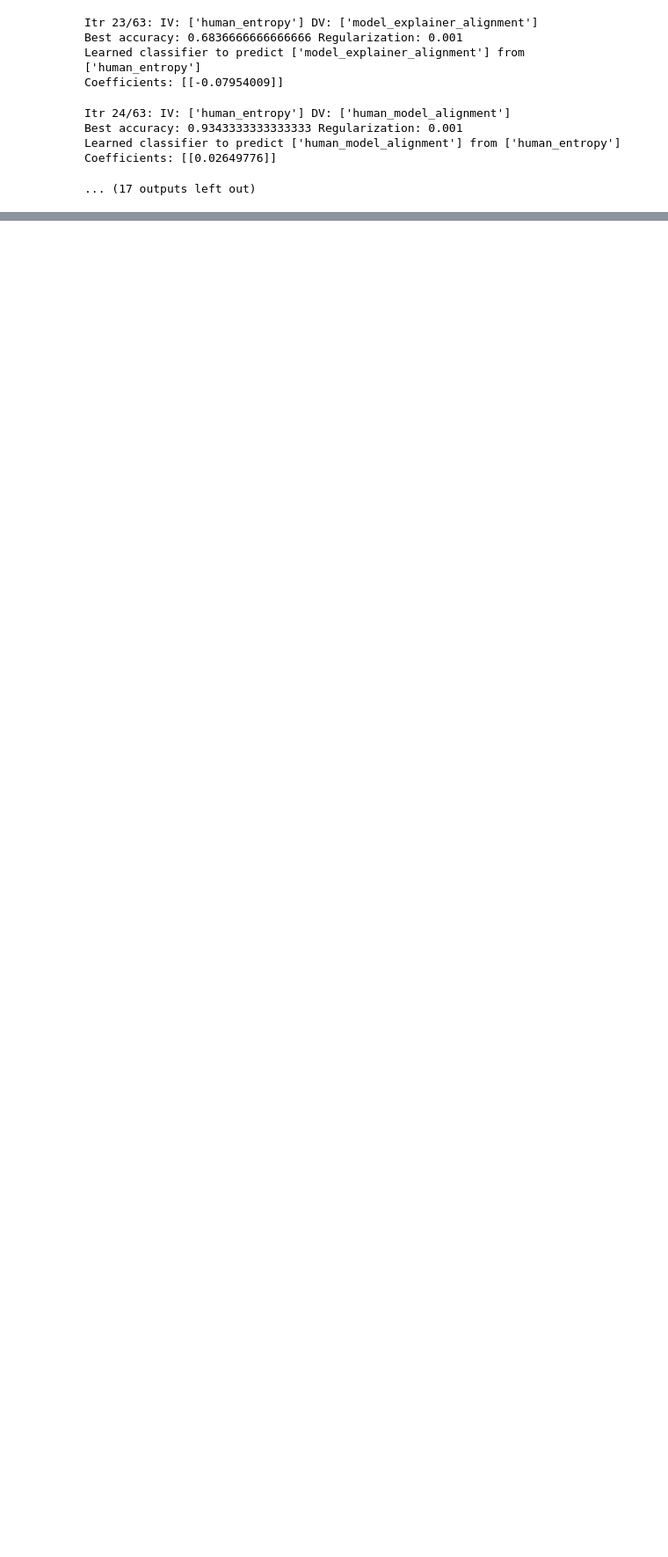
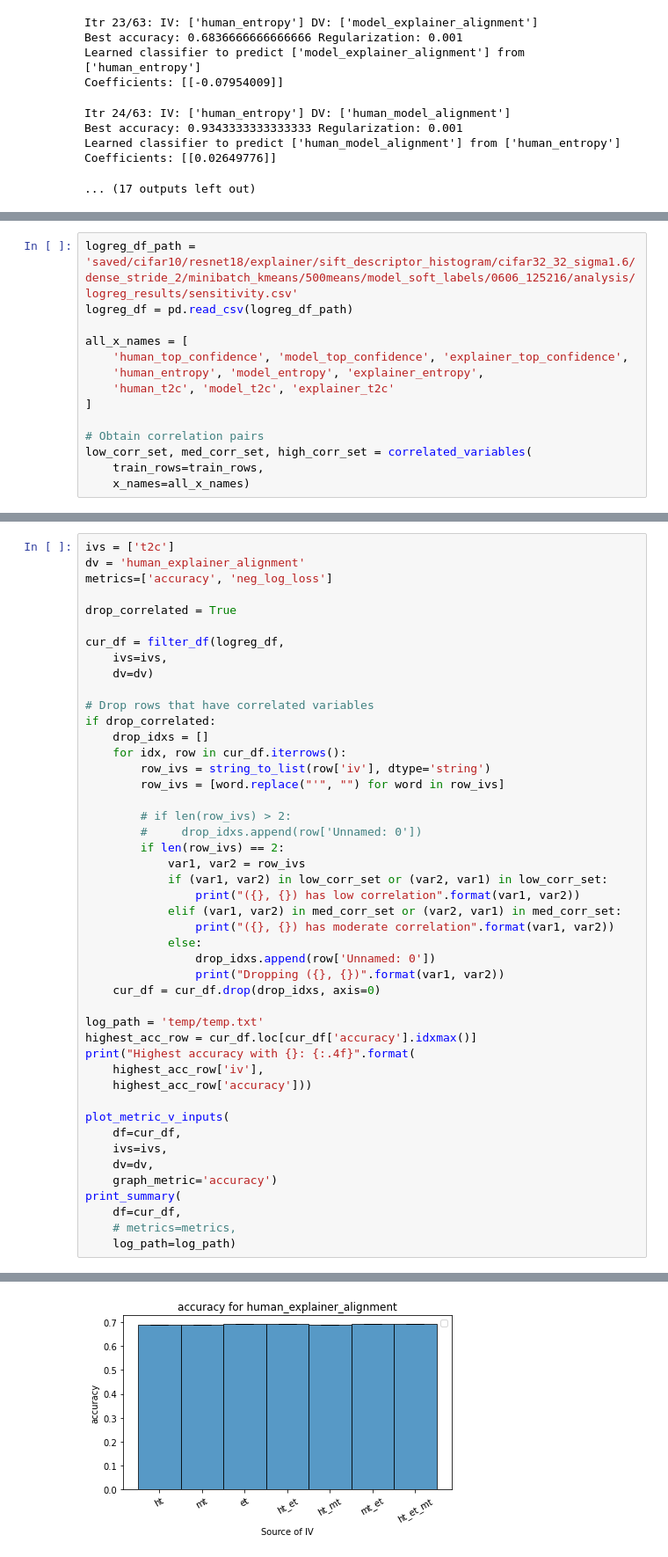
Before and after one commit to allisonchen23/explain-alignment, a Jupyter notebook: cifar10_analyze_hem.ipynb, the cells around one changed output, grey strips where cells are left out. Shown at 88% size. Drawn from its saved outputs; the diff is of its cells as text; blank space fills up the shorter version.

```diff
--- a/cifar10_analyze_hem.ipynb
+++ b/cifar10_analyze_hem.ipynb
@@ -596,0 +632,14 @@ Coefficients: [[0.02649776]]
+# %%
+logreg_df_path = 'saved/cifar10/resnet18/explainer/sift_descriptor_histogram/cifar32_32_sigma1.6/dense_stride_2/minibatch_kmeans/500means/model_soft_labels/0606_125216/analysis/logreg_results/sensitivity.csv'
+logreg_df = pd.read_csv(logreg_df_path)
+
+all_x_names = [
+    'human_top_confidence', 'model_top_confidence', 'explainer_top_confidence',
+    'human_entropy', 'model_entropy', 'explainer_entropy',
+    'human_t2c', 'model_t2c', 'explainer_t2c'
+]
+
+# Obtain correlation pairs
+low_corr_set, med_corr_set, high_corr_set = correlated_variables(
+    train_rows=train_rows,
+    x_names=all_x_names)
@@ -596,0 +664,47 @@ Coefficients: [[0.02649776]]
+# %%
+ivs = ['t2c']
+dv = 'human_explainer_alignment'
+metrics=['accuracy', 'neg_log_loss']
+
+drop_correlated = True
+
+cur_df = filter_df(logreg_df,
+    ivs=ivs,
+    dv=dv)
+
+# Drop rows that have correlated variables
+if drop_correlated:
+    drop_idxs = []
+    for idx, row in cur_df.iterrows():
+        row_ivs = string_to_list(row['iv'], dtype='string')
+        row_ivs = [word.replace("'", "") for word in row_ivs]
+
+        # if len(row_ivs) > 2:
+        #     drop_idxs.append(row['Unnamed: 0'])
+        if len(row_ivs) == 2:
+            var1, var2 = row_ivs
+            if (var1, var2) in low_corr_set or (var2, var1) in low_corr_set:
+                print("({}, {}) has low correlation".format(var1, var2))
+            elif (var1, var2) in med_corr_set or (var2, var1) in med_corr_set:
+                print("({}, {}) has moderate correlation".format(var1, var2))
+            else:
+                drop_idxs.append(row['Unnamed: 0'])
+                print("Dropping ({}, {})".format(var1, var2))
+    cur_df = cur_df.drop(drop_idxs, axis=0)
+
+log_path = 'temp/temp.txt'
+highest_acc_row = cur_df.loc[cur_df['accuracy'].idxmax()]
+print("Highest accuracy with {}: {:.4f}".format(
+    highest_acc_row['iv'],
+    highest_acc_row['accuracy']))
+
+plot_metric_v_inputs(
+    df=cur_df,
+    ivs=ivs,
+    dv=dv,
+    graph_metric='accuracy')
+print_summary(
+    df=cur_df,
+    # metrics=metrics,
+    log_path=log_path)
+# %% [output]
@@ -596,0 +716 @@ Coefficients: [[0.02649776]]
+[figure, added]
```
Also changed, not shown: parts of 7 cells of this notebook, 1 other file.
